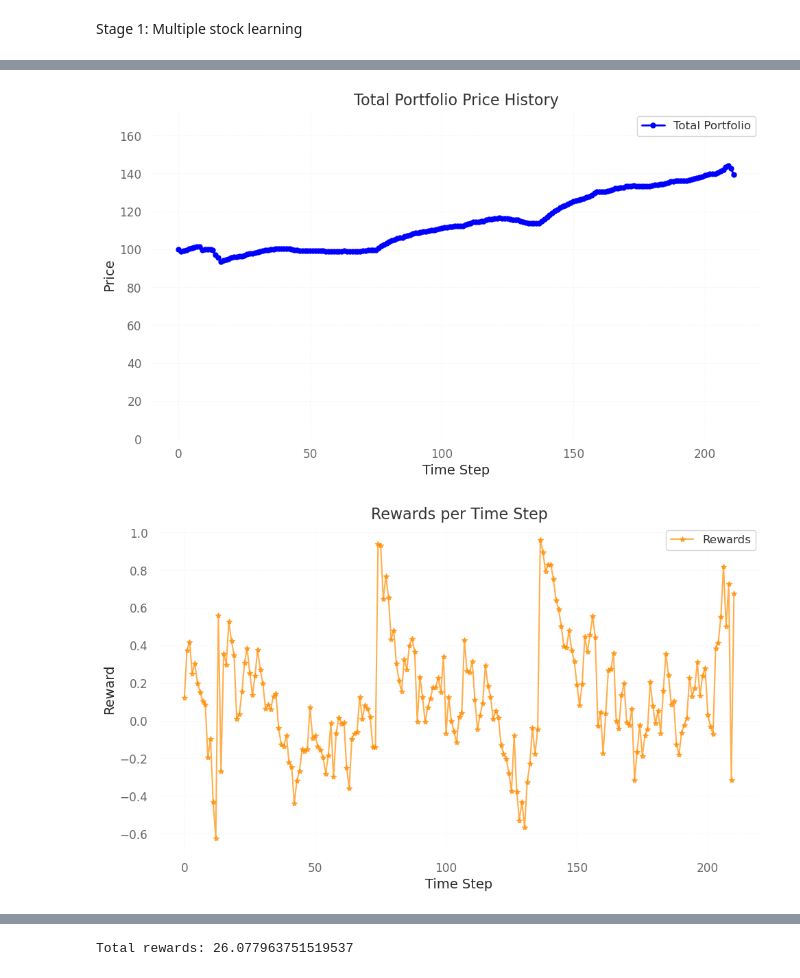
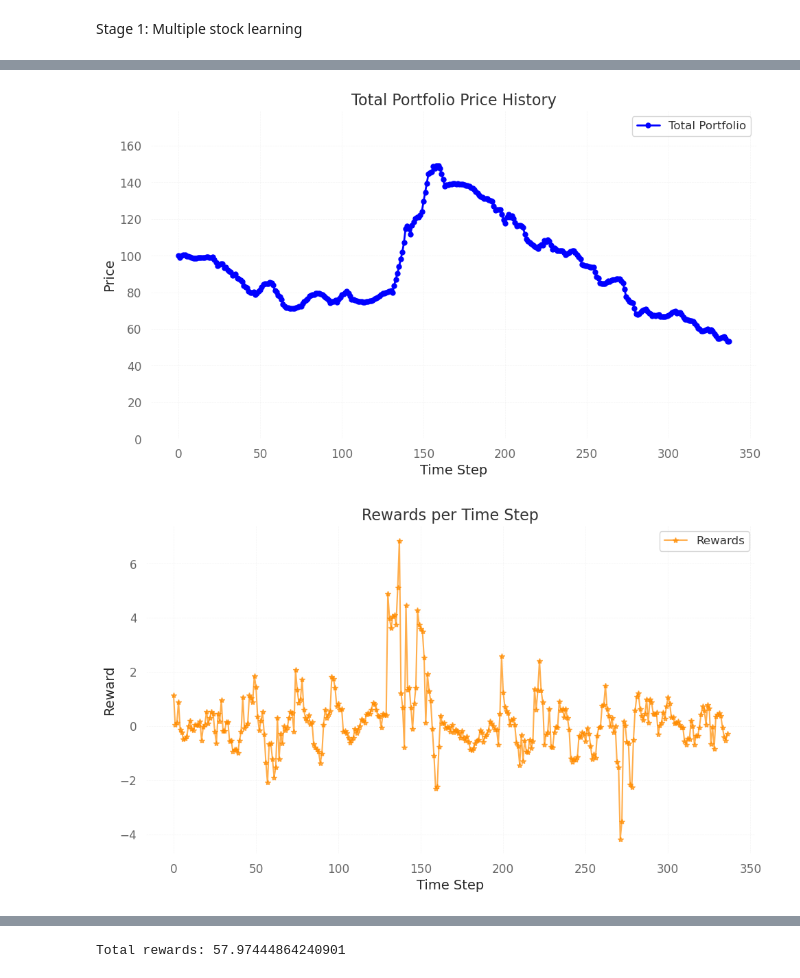
Before and after one commit to devMuniz02/Reinforcement-Learning-Stock-Porfolio-Managment, a Jupyter notebook: notebooks/Test.ipynb, the cells around one changed output, grey strips where cells are left out. Saved outputs shown, nothing was run; the diff lists cells and outputs as text; code cells hidden in the pictures.

```diff
--- a/notebooks/Test.ipynb
+++ b/notebooks/Test.ipynb
@@ -77,9 +78,8 @@ SEED = 1
 history_length = [1, 2, 4, 5, 6, 8, 10, 16, 20]
 history_length.reverse()
 reward_type = 'LNR'
-stocks = ['TGT', 'MARA', 'GOOGL', 'WMT', 'V', 'PG'] #['AAPL', 'AMZN', 'META', 'MSFT', 'NVDA', 'TSLA']
-start_date = '2024-01-01'
-end_date = '2024-12-01'
+start_date = '2023-07-01'
+end_date = '2024-12-02'
 n_envs = 8
 n_steps = 16
 total_timesteps = 10_000
@@ -134,0 +245,36 @@ Total reward: -3.1025859896353105
+# %%
+# Initialize the environment and variables
+
+observation, info = env.reset(seed=SEED)
+total_reward = 0
+has_policy = False
+while True:
+    actions = []
+    for h in range(9):
+        # Get actions from models
+        if has_policy:
+            for i in range(5,6):
+                actions.append(int(models[7*h+i].policy.predict(observation[-(envs[h].ColSize*envs[h].num_stocks*envs[h].history_length):], deterministic=True)[0]))
+        else:
+            for i in range(5,6):
+                actions.append(int(models[7*h+i].predict(observation[-(envs[h].ColSize*envs[h].num_stocks*envs[h].history_length):], deterministic=True)[0]))
+
+    # Convert actions to hashable types (e.g., integers or tuples)
+    action = Counter(actions).most_common(1)[0][0]
+    print(actions,action)
+
+    # Step in the environment
+    observation, reward, done, _, _ = env.step(action)
+
+    # Accumulate total reward
+    total_reward += reward
+
+    if done:
+        break
+_ = env.returns()
+print(f"Total reward: {total_reward}")
+env.render('total')
+env.render('rewards')
+
+#env.close()
+#del env
@@ -143,10 +311,10 @@ while True:
     for h in range(9):
         # Get actions from models
         if has_policy:
-            for i in range(7):
+            for i in range(6):
                 actions.append(int(models[7*h+i].policy.predict(observation[-(envs[h].ColSize*envs[h].num_stocks*envs[h].history_length):], deterministic=True)[0]))
         else:
-            for i in range(7):
+            for i in range(6):
                 actions.append(int(models[7*h+i].predict(observation[-(envs[h].ColSize*envs[h].num_stocks*envs[h].history_length):], deterministic=True)[0]))
 
     # Convert actions to hashable types (e.g., integers or tuples)
@@ -189,2 +357,2 @@ Total reward: 26.077963751519537
-[figure, old version]
+[figure, new version]
-[figure, old version]
+[figure, new version]
@@ -192,4 +360,4 @@ Total reward: 26.077963751519537
-Total rewards: 26.077963751519537
+Total rewards: 57.97444864240901
 # %%
 # Initialize the environment and variables
 #for i in range(7):
```
Also changed, not shown: parts of 8 cells of this notebook.
